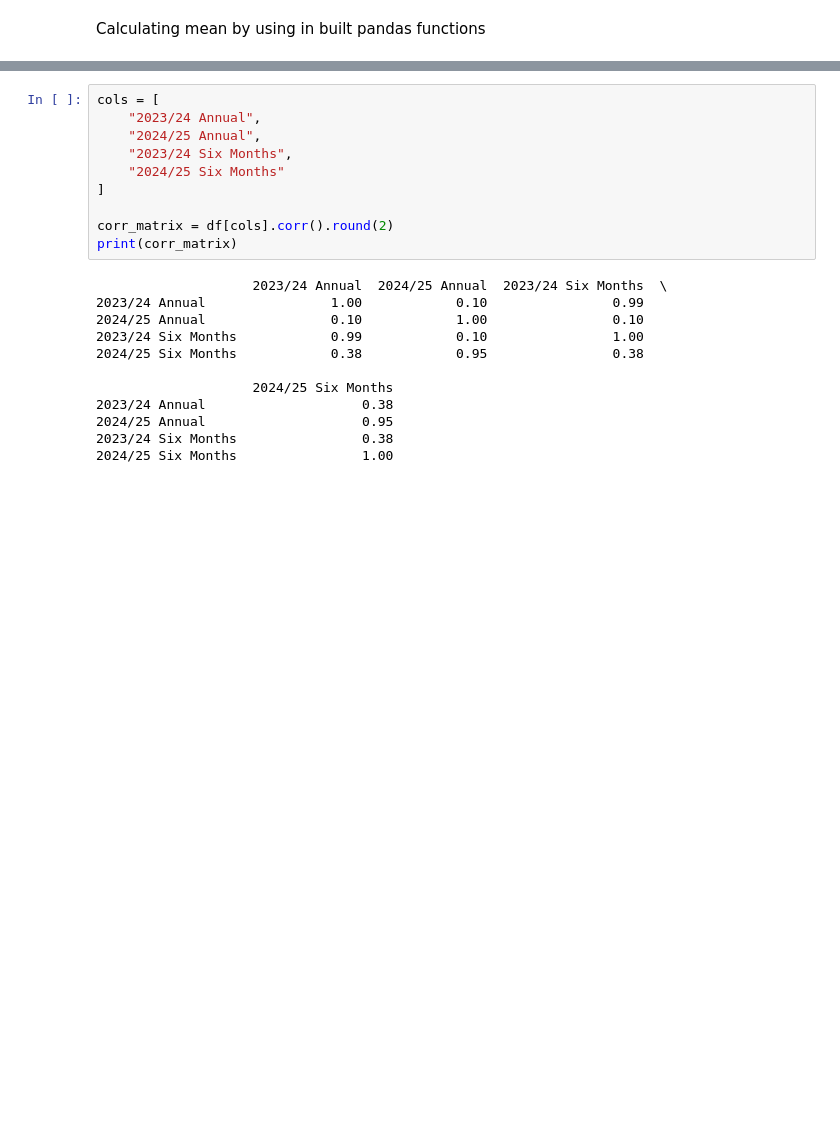
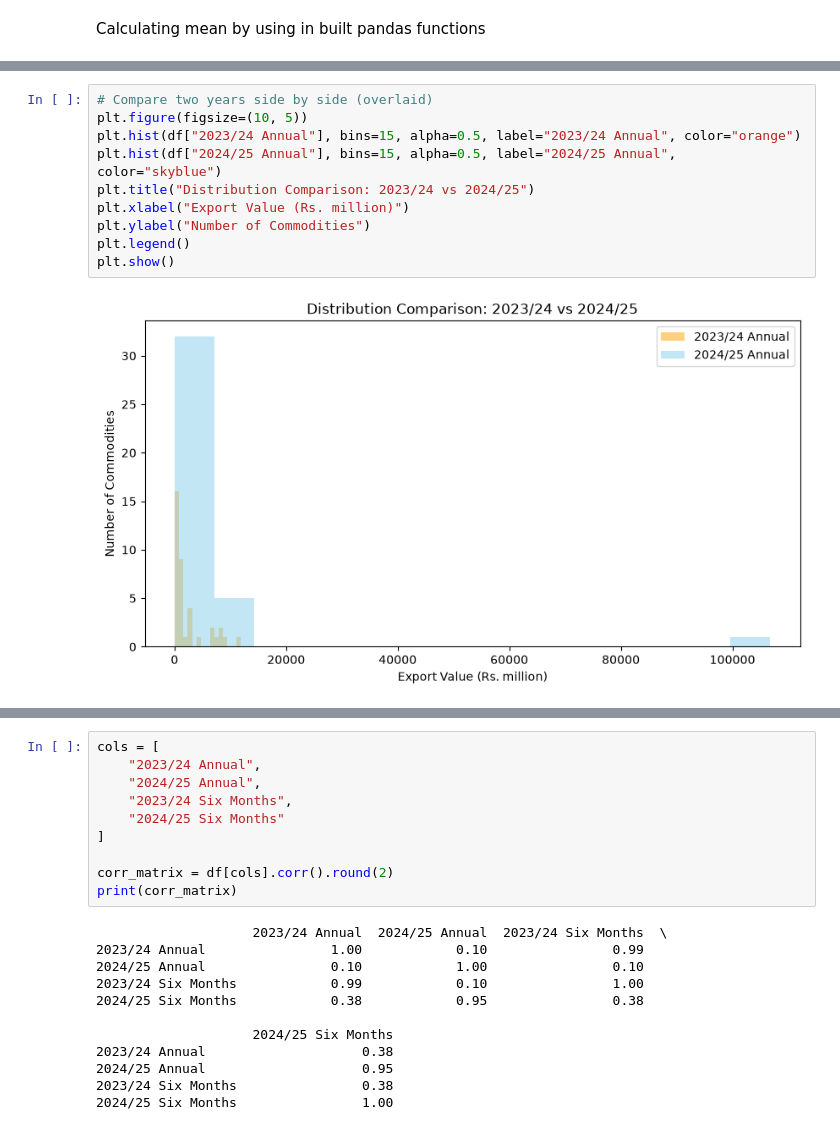
Before and after one commit to mesuvein23/SocrateAI, a Jupyter notebook: project_economics.ipynb, the cells around one changed output, grey strips where cells are left out. Saved outputs shown, nothing was run; the diff lists cells and outputs as text; blank space fills up the shorter version.

```diff
--- a/project_economics.ipynb
+++ b/project_economics.ipynb
@@ -166,0 +294,12 @@ print(std_202526_sixmnth)
+# %%
+# Compare two years side by side (overlaid)
+plt.figure(figsize=(10, 5))
+plt.hist(df["2023/24 Annual"], bins=15, alpha=0.5, label="2023/24 Annual", color="orange")
+plt.hist(df["2024/25 Annual"], bins=15, alpha=0.5, label="2024/25 Annual", color="skyblue")
+plt.title("Distribution Comparison: 2023/24 vs 2024/25")
+plt.xlabel("Export Value (Rs. million)")
+plt.ylabel("Number of Commodities")
+plt.legend()
+plt.show()
+# %% [output]
+[figure, added]
```
Also changed, not shown: parts of 46 cells of this notebook.
